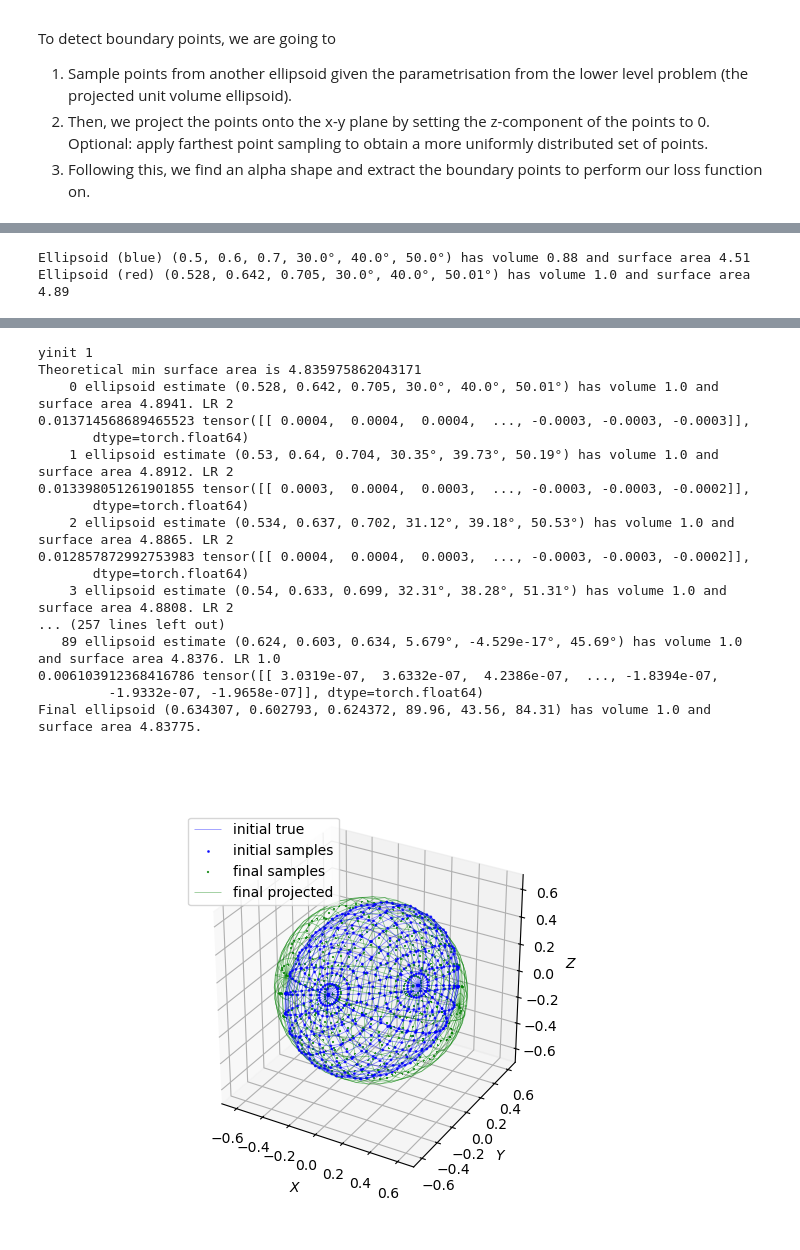
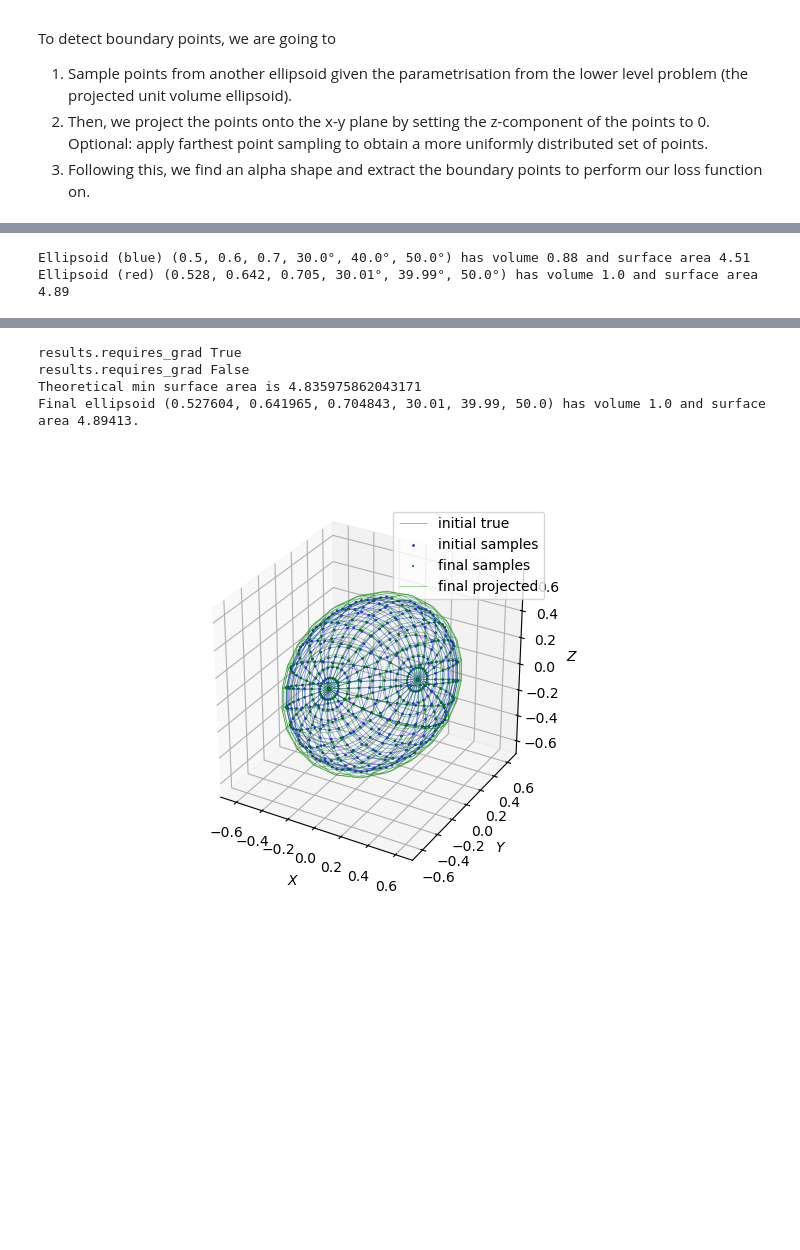
Before and after one commit to jeffreybliang/honours, a Jupyter notebook: src/notebooks/3dChamferExternal.ipynb, the cells around one changed output, grey strips where cells are left out. Saved outputs shown, nothing was run; the diff lists cells and outputs as text; code cells hidden in the pictures; blank space fills up the shorter version.

```diff
--- a/src/notebooks/3dChamferExternal.ipynb
+++ b/src/notebooks/3dChamferExternal.ipynb
@@ -361,6 +361,7 @@ class EllipsoidConstrainedProjectionNode(EqConstDeclarativeNode):
             if not res.success:
                 print("SOLVE failed:", res.message)
             results[batch_number] = torch.tensor(res.x, dtype=torch.double, requires_grad=True)
+            print("results.requires_grad", results.requires_grad)
         return results, None
 
 
@@ -376,7 +377,6 @@ def outer_problem(n_pts, data, views, original_params, loss_func, n_iters=20, lr
     x_init.requires_grad = True
     y_init, _ = node.solve(x_init)
     y_init = EllipseConstrainedProjectionFunction.apply(node, x_init)
-    print("yinit", len(y_init))
     loss_vals = {f"e{i+1}": [] for i in range(len(views[1]))}
     loss_vals.update({
         "upper": [],
@@ -394,7 +394,7 @@ def outer_problem(n_pts, data, views, original_params, loss_func, n_iters=20, lr
         torch_opt.zero_grad(set_to_none=True)
         y = EllipseConstrainedProjectionFunction.apply(node, x)
         history.append(y.detach().clone())
-        if True:
+        if False:
             # u,l = fit_ellipsoid(x.view(n_batches, 3, -1), method=method, with_jac=with_jac, u_prev=u_prev)
             # loss_vals["lower"].append(l[0])
             a_hat = (y[:,0].item())
@@ -1077,49 +1038,36 @@ class NaiveChamferLossBoundary(nn.Module):
             plt.show()
 
 
 # sample a noisy ellipse
 view_angles = torch.deg2rad(torch.tensor([
     [0,0,0],
     [0,0,90],
     # [10, 32, 96]
 ], dtype=torch.double))
 rot_mats= rotation_matrix_3d_batch(view_angles)
 r=0.620350490899
 targets = torch.stack([
     sample_target_ellipse(50,a=r,b=r),
     sample_target_ellipse(50,a=r,b=r),
 ])
 
 views = (rot_mats, targets)
 u_original = (a,b,c,yaw,pitch,roll)
 
 sqrt_m = 25
 a, b, c = 0.5, 0.6, 0.7
 yaw, pitch, roll = 30, 40, 50
 nu = 1.0e-4
 p = 1.6075
 
 m, data, u = inner_problem((a,b,c), (yaw,pitch,roll), sqrt_m, nu, p, method="default", with_jac=False)
-u = outer_problem(m, data, views=views, original_params=u_original, loss_func=ChamferLossBoundary, n_iters=90, with_jac=False, lr=2, moment=0.8, method="default")
+u = outer_problem(m, data, views=views, original_params=u_original, loss_func=ChamferLossBoundary, n_iters=0, with_jac=False, lr=2, moment=0.8, method="default")
 # %% [output]
 Ellipsoid (blue) (0.5, 0.6, 0.7, 30.0°, 40.0°, 50.0°) has volume 0.88 and surface area 4.51
-Ellipsoid (red) (0.528, 0.642, 0.705, 30.0°, 40.0°, 50.01°) has volume 1.0 and surface area 4.89
+Ellipsoid (red) (0.528, 0.642, 0.705, 30.01°, 39.99°, 50.0°) has volume 1.0 and surface area 4.89
 [figure]
-yinit 1
+results.requires_grad True
+results.requires_grad False
 Theoretical min surface area is 4.835975862043171
-    0 ellipsoid estimate (0.528, 0.642, 0.705, 30.0°, 40.0°, 50.01°) has volume 1.0 and surface area 4.8941. LR 2
-0.013714568689465523 tensor([[ 0.0004,  0.0004,  0.0004,  ..., -0.0003, -0.0003, -0.0003]],
-       dtype=torch.float64)
-    1 ellipsoid estimate (0.53, 0.64, 0.704, 30.35°, 39.73°, 50.19°) has volume 1.0 and surface area 4.8912. LR 2
-0.013398051261901855 tensor([[ 0.0003,  0.0004,  0.0003,  ..., -0.0003, -0.0003, -0.0002]],
-       dtype=torch.float64)
-    2 ellipsoid estimate (0.534, 0.637, 0.702, 31.12°, 39.18°, 50.53°) has volume 1.0 and surface area 4.8865. LR 2
-0.012857872992753983 tensor([[ 0.0004,  0.0004,  0.0003,  ..., -0.0003, -0.0003, -0.0002]],
-       dtype=torch.float64)
-    3 ellipsoid estimate (0.54, 0.633, 0.699, 32.31°, 38.28°, 51.31°) has volume 1.0 and surface area 4.8808. LR 2
-... (257 lines left out)
-   89 ellipsoid estimate (0.624, 0.603, 0.634, 5.679°, -4.529e-17°, 45.69°) has volume 1.0 and surface area 4.8376. LR 1.0
-0.006103912368416786 tensor([[ 3.0319e-07,  3.6332e-07,  4.2386e-07,  ..., -1.8394e-07,
-         -1.9332e-07, -1.9658e-07]], dtype=torch.float64)
-Final ellipsoid (0.634307, 0.602793, 0.624372, 89.96, 43.56, 84.31) has volume 1.0 and surface area 4.83775.
+Final ellipsoid (0.527604, 0.641965, 0.704843, 30.01, 39.99, 50.0) has volume 1.0 and surface area 4.89413.
-[figure, old version]
+[figure, new version]
```
Also changed, not shown: parts of 5 cells of this notebook, 4 other files.
